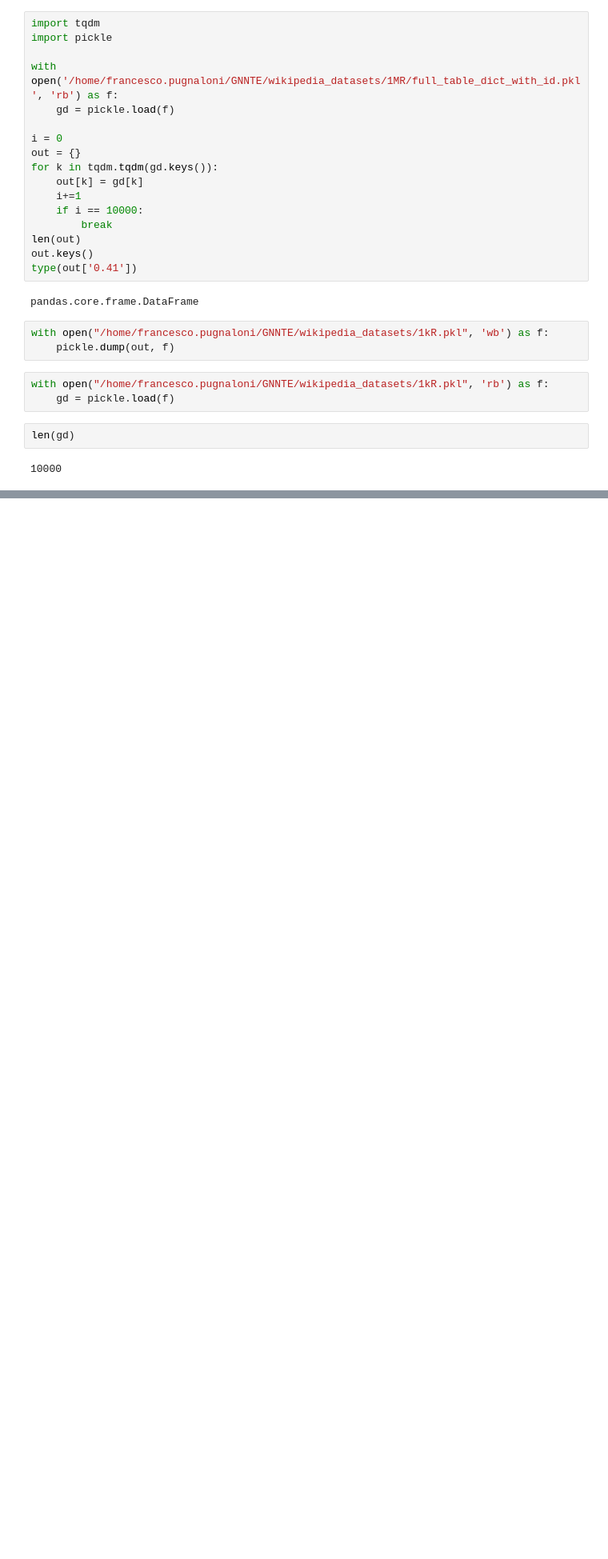
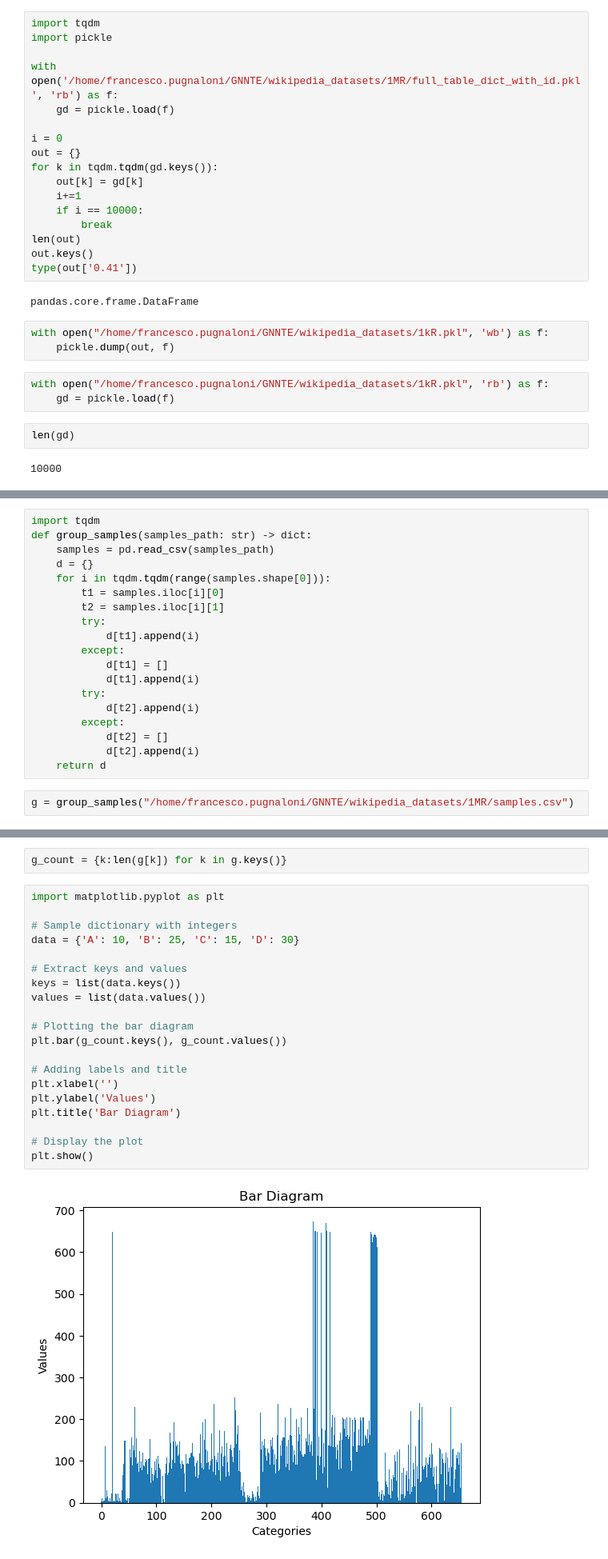
Before and after one commit to frapugna/GNNTE, a Jupyter notebook: test.ipynb, the cells around one changed output, grey strips where cells are left out. Shown: that part at 80% size. Saved outputs shown, nothing was run; the diff lists cells and outputs as text; blank space fills up the shorter version.

```diff
--- a/test.ipynb
+++ b/test.ipynb
@@ -566,0 +575,21 @@ len(set(table_dict))
+# %%
+import tqdm
+def group_samples(samples_path: str) -> dict:
+    samples = pd.read_csv(samples_path)
+    d = {}
+    for i in tqdm.tqdm(range(samples.shape[0])):
+        t1 = samples.iloc[i][0]
+        t2 = samples.iloc[i][1]
+        try:
+            d[t1].append(i)
+        except:
+            d[t1] = []
+            d[t1].append(i)
+        try:
+            d[t2].append(i)
+        except:
+            d[t2] = []
+            d[t2].append(i)
+    return d
+# %%
+g = group_samples("/home/francesco.pugnaloni/GNNTE/wikipedia_datasets/1MR/samples.csv")
@@ -566,0 +604,24 @@ len(set(table_dict))
+# %%
+g_count = {k:len(g[k]) for k in g.keys()}
+# %%
+import matplotlib.pyplot as plt
+
+# Sample dictionary with integers
+data = {'A': 10, 'B': 25, 'C': 15, 'D': 30}
+
+# Extract keys and values
+keys = list(data.keys())
+values = list(data.values())
+
+# Plotting the bar diagram
+plt.bar(g_count.keys(), g_count.values())
+
+# Adding labels and title
+plt.xlabel('')
+plt.ylabel('Values')
+plt.title('Bar Diagram')
+
+# Display the plot
+plt.show()
+# %% [output]
+[figure, added]
```
Also changed, not shown: parts of 7 cells of this notebook, 3 other files.
